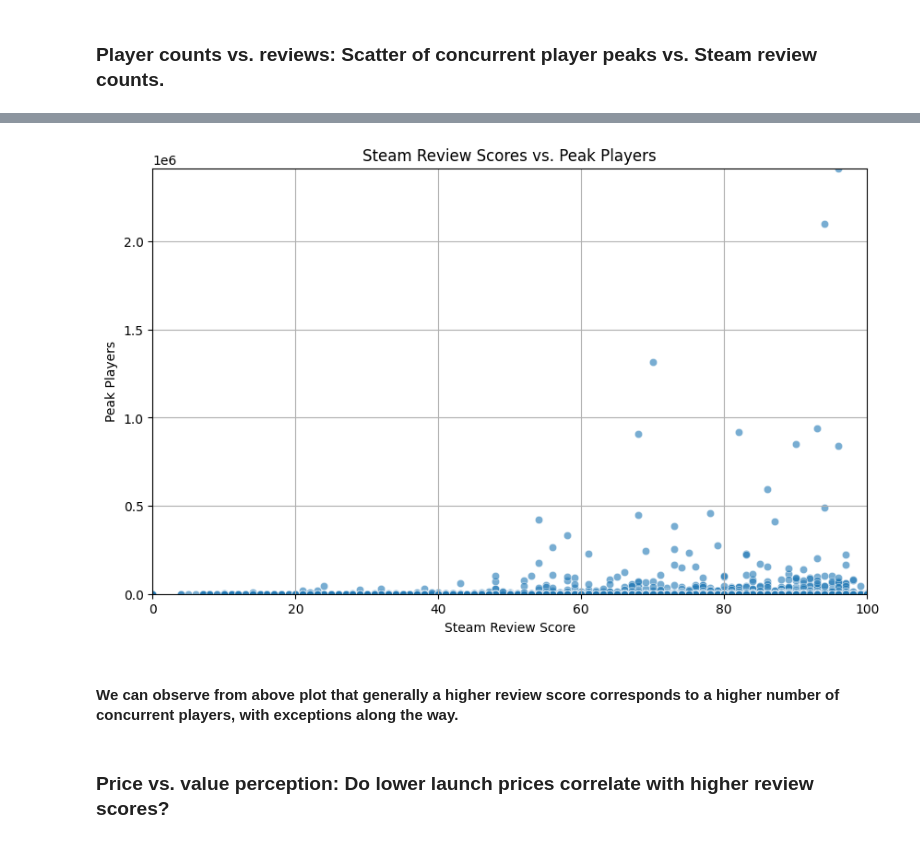
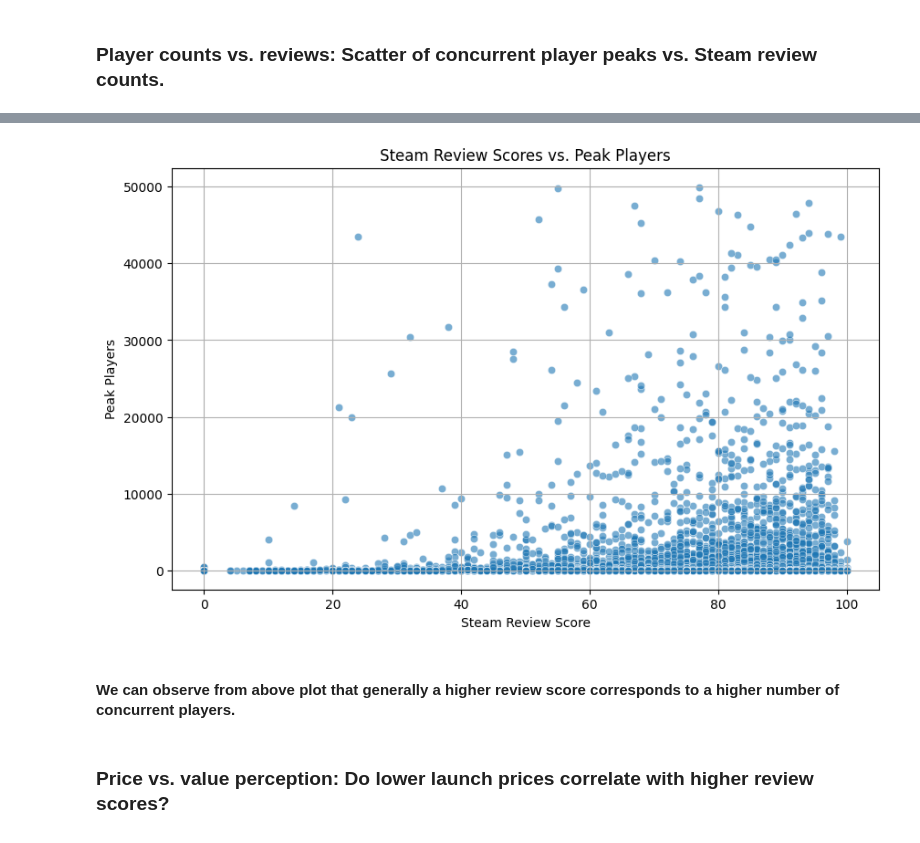
Before and after one commit to faraz1272/steam-discount-forecast, a Jupyter notebook: notebooks/EDA_Experimentation.ipynb, the cells around one changed output, grey strips where cells are left out. Cells and saved outputs as stored; diff of their text form; code cells hidden in the pictures.

```diff
--- a/notebooks/EDA_Experimentation.ipynb
+++ b/notebooks/EDA_Experimentation.ipynb
@@ -1146,19 +1146,17 @@ players.head(5)
 # %%
 # scatter plot between peak players and steam score
 
 plt.figure(figsize=(10, 6))
-sns.scatterplot(data=players , x='steam_score', y='peak', alpha=0.6)
+sns.scatterplot(data=players[players['peak'] < 50000] , x='steam_score', y='peak', alpha=0.6)
 plt.title('Steam Review Scores vs. Peak Players')
 plt.xlabel('Steam Review Score')
 plt.ylabel('Peak Players')
-plt.xlim(0, 100)
-plt.ylim(0, players['peak'].max() + 100)
 plt.grid()
 plt.show()
 # %% [output]
-[figure, old version]
+[figure, new version]
 # %% [markdown]
-#### We can observe from above plot that generally a higher review score corresponds to a higher number of concurrent players, with exceptions along the way.
+#### We can observe from above plot that generally a higher review score corresponds to a higher number of concurrent players.
 # %% [markdown]
 ### Price vs. value perception: Do lower launch prices correlate with higher review scores?
 # %%
```
Also changed, not shown: parts of 1 cell of this notebook.
